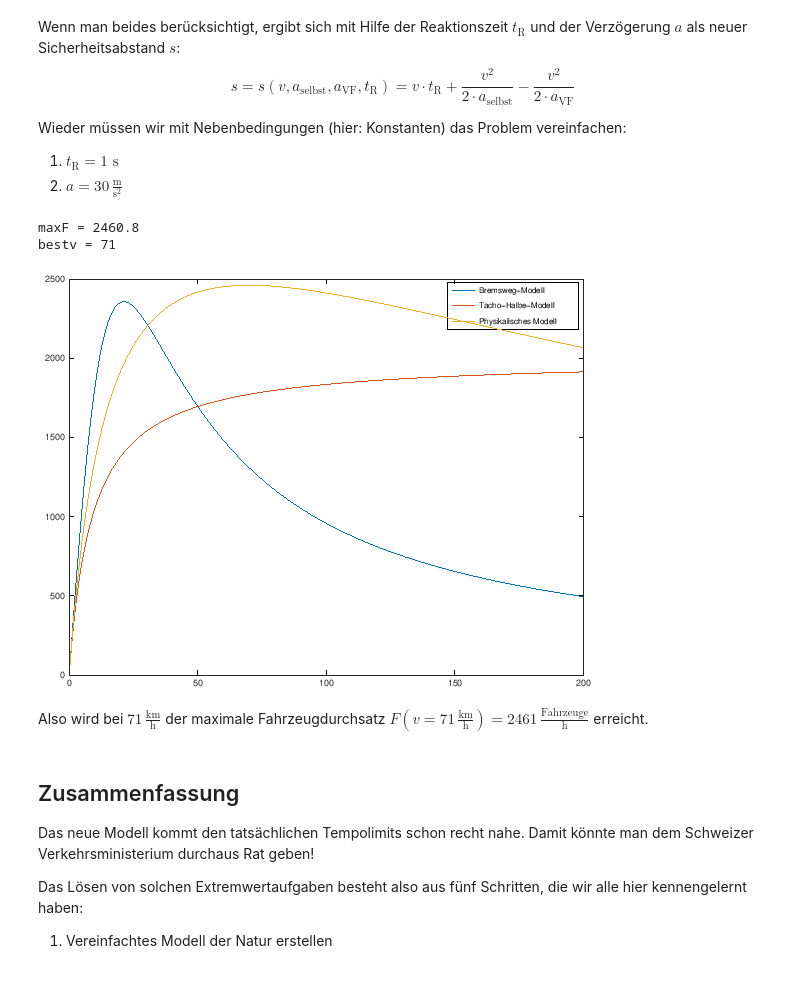
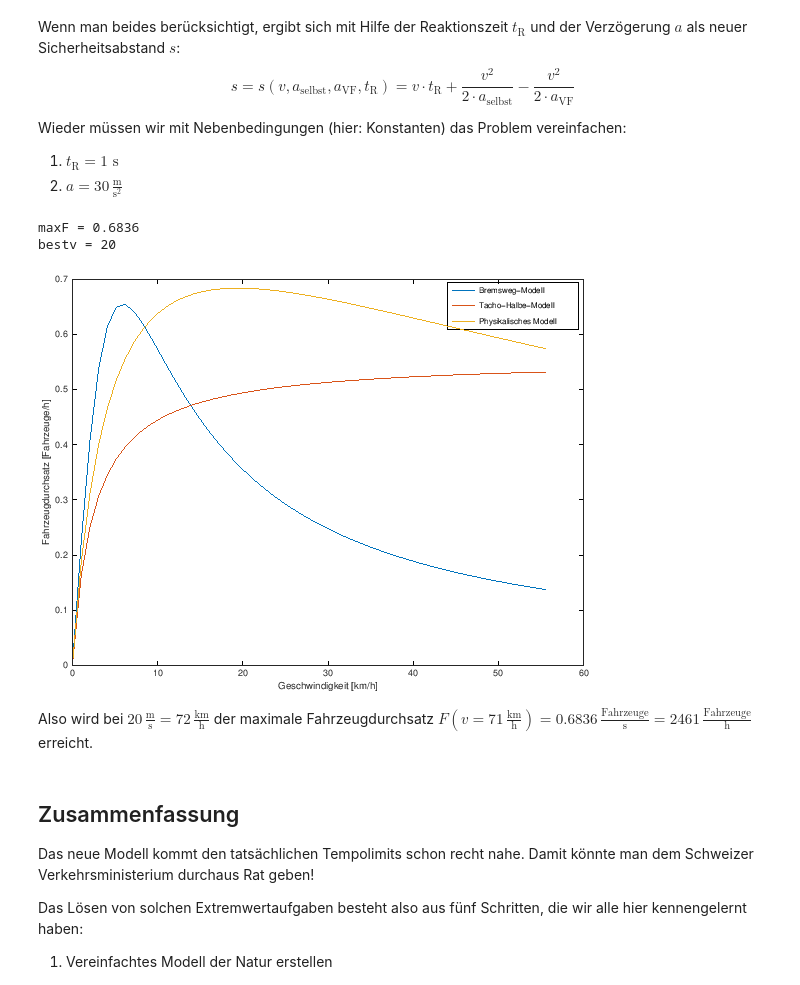
Before and after one commit to hbrs-cse/Modellbildung-und-Simulation, a Jupyter notebook: content/00_einleitung/01_motivation/00_motivation.ipynb, the cells around one changed output. Cells and saved outputs as stored; diff of their text form; code cells hidden in the pictures.

```diff
--- a/content/00_einleitung/01_motivation/00_motivation.ipynb
+++ b/content/00_einleitung/01_motivation/00_motivation.ipynb
@@ -240,38 +240,38 @@ Wieder müssen wir mit Nebenbedingungen (hier: Konstanten) das Problem vereinfac
 # %%
 % graphische Darstellung von F(v) für die drei Abstandsmodelle
 graphics_toolkit("gnuplot")
 
-vmax = 200;
+vmax = 200/3.6;
 dv = 1;
 v = linspace(0,vmax,vmax*dv);
 L = 4.5;
-s_bremsweg = (v.^2)/100;
-F_bremsweg = (1000*v)./(L + s_bremsweg);
-s_tachohalbe = v/2;
-F_tachohalbe = (1000*v)./(L + s_tachohalbe);
+s_bremsweg = ((v*3.6).^2)/100;
+F_bremsweg = v./(L + s_bremsweg);
+s_tachohalbe = v*3.6/2;
+F_tachohalbe = v./(L + s_tachohalbe);
 
 t_R = 1;
 a_selbst = 6;
 a_VF = 7;
-s_physik = v/3.6*t_R + (v/3.6).^2/(2*a_selbst) - (v/3.6).^2/(2*a_VF);
-F_physik = (1000*v)./(L + s_physik);
+s_physik = v*t_R + v.^2/(2*a_selbst) - v.^2/(2*a_VF);
+F_physik = v./(L + s_physik);
 
 [maxF,bestv] = max(F_physik);
 maxF
 bestv = bestv/dv
 
 plot(v,F_bremsweg,v,F_tachohalbe,v,F_physik)
 xlabel ("Geschwindigkeit [km/h]");
 ylabel ("Fahrzeugdurchsatz [Fahrzeuge/h]");
 
 h = legend ("Bremsweg-Modell", "Tacho-Halbe-Modell", "Physikalisches Modell");
 legend (h, "location", "northeast");
 # %% [output]
-maxF = 2460.8
-bestv = 71
+maxF = 0.6836
+bestv = 20
-[figure, old version]
+[figure, new version]
 # %% [markdown]
-Also wird bei $71 \,\frac{\text{km}}{\text{h}}$ der maximale Fahrzeugdurchsatz $F\left(v = 71 \,\frac{\text{km}}{\text{h}}\right) = 2461 \,\frac{\text{Fahrzeuge}}{\text{h}}$ erreicht.
+Also wird bei $20\,\frac{\text{m}}{\text{s}} = 72 \,\frac{\text{km}}{\text{h}}$ der maximale Fahrzeugdurchsatz $F\left(v = 71 \,\frac{\text{km}}{\text{h}}\right) = 0.6836 \,\frac{\text{Fahrzeuge}}{\text{s}} = 2461 \,\frac{\text{Fahrzeuge}}{\text{h}}$ erreicht.
 # %% [markdown]
 ## Zusammenfassung
 
```
Also changed, not shown: parts of 1 cell of this notebook.
